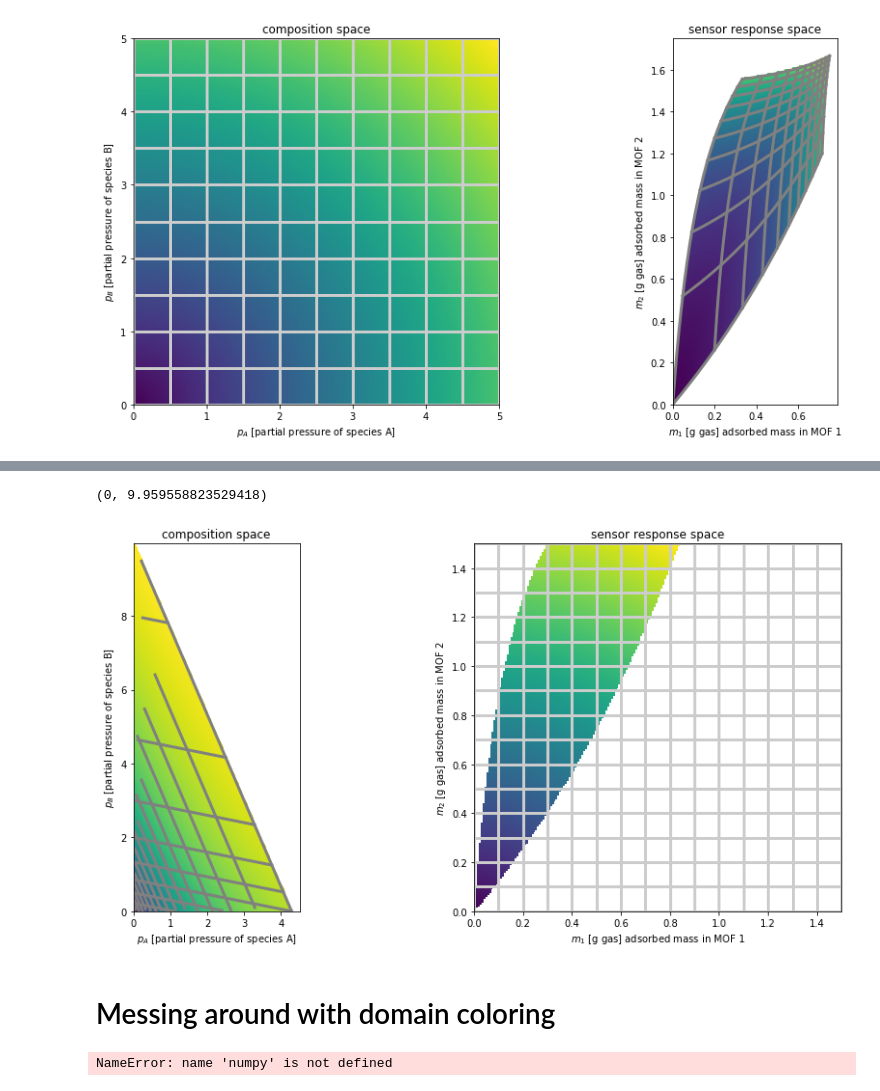
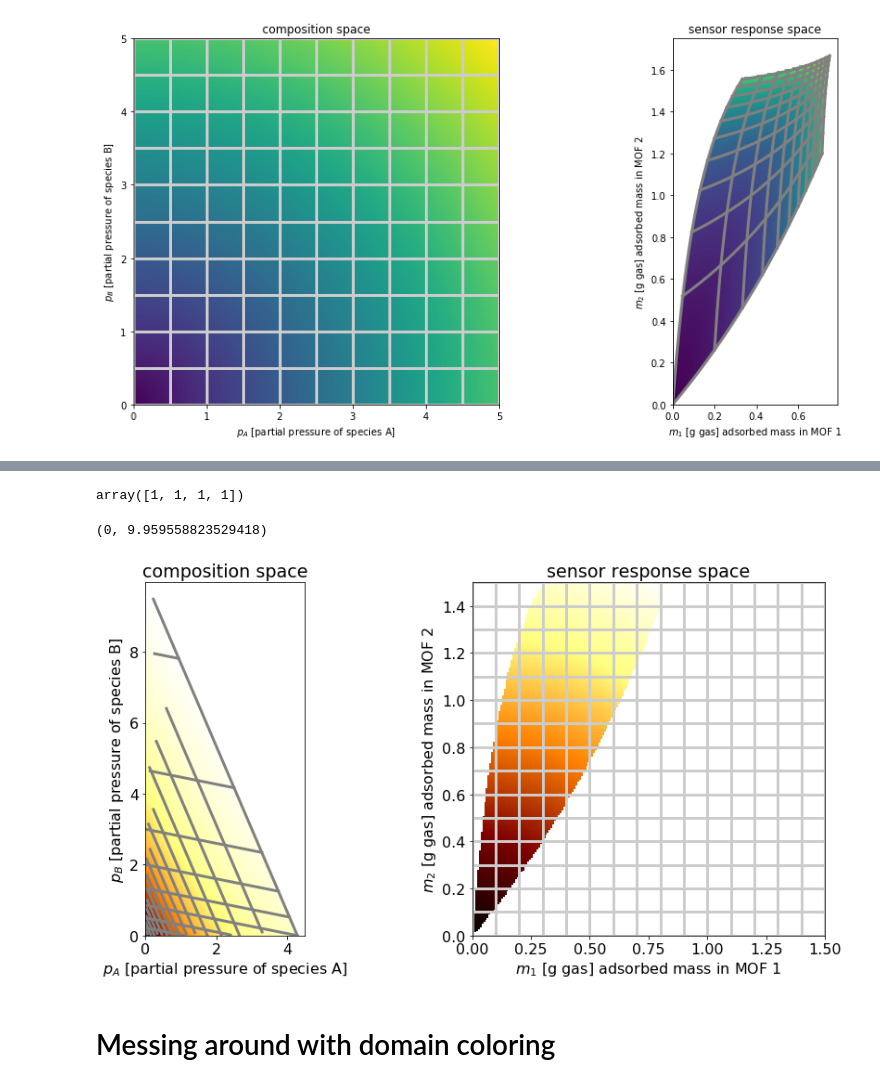
Before and after one commit to SimonEnsemble/nonlinear_sensing, a Jupyter notebook: viz mapping.ipynb, the cells around one changed output, grey strips where cells are left out. Drawn from its saved outputs; the diff is of its cells as text; code cells hidden in the pictures.

Commit message:
meeting on 3/31, added bivariate color map

```diff
--- a/viz mapping.ipynb
+++ b/viz mapping.ipynb
@@ -188,3 +167,7 @@ array([[0., 0., 0., ..., 0., 0., 0.],
+# %%
+colorFromBivariateData(.2,np.nan)
+# %% [output]
+array([1, 1, 1, 1])
 # %%
 fig, ax = plt.subplots(1, 2, figsize=(15, 7))
 ax[0].set_title("composition space")
@@ -217,6 +200,7 @@ for i in range(int(m_max / dm)+1):
     ###
     m1 = i * dm # m2 is constant here.
     # plot the line in composition space
+    # TODO: need to do something with this to get rid of gray lines in white spaces in sensor response space
     ax[1].plot([m1, m1], [0, m_max], color="0.8", lw=3)
 
     # plot the image of the line in composition space
@@ -250,10 +234,10 @@ for i in range(int(m_max / dm)+1):
 
 
 
-###
+# ##
 #   color the plane
 #   color represents.
-###
+# ##
 
 # lay a grid in response and composition space
 m1, m2 = get_meshgrid(m_max, m_max)
@@ -270,47 +254,79 @@ for i in range(np.shape(z_response)[0]):
         else:
             z_response[i, j] = np.linalg.norm(m_0)
 
 z_composition = np.zeros(np.shape(pa))
 
 for i in range(np.shape(z_composition)[0]):
     for j in range(np.shape(z_composition)[1]):
         p_0 = np.array([pa[i, j], pb[i, j]])
         m = np.array([m_1(p_0), m_2(p_0)])
         if np.any(m > m_max):
             z_composition[i, j] = np.nan
         else:
             z_composition[i, j] = np.linalg.norm(m)
 
 
-ax[1].pcolormesh(m1, m2, z_response)
-ax[0].pcolormesh(pa, pb, z_composition)
+cdict = {'red':   [(0.0,  0.0, 0.0),
+                   (0.5,  1.0, 1.0),
+                   (1.0,  1.0, 1.0)],
+
+         'green': [(0.0,  0.0, 0.0),
+                   (0.25, 0.0, 0.0),
+                   (0.75, 1.0, 1.0),
+                   (1.0,  1.0, 1.0)],
+
+         'blue':  [(0.0,  0.0, 0.0),
+                   (0.5,  0.0, 0.0),
+                   (1.0,  1.0, 1.0)]}
+
+cdict3 = {'red':  ((0.0, 0.0, 0.0),
+                   (0.25, 0.0, 0.0),
+                   (0.5, 0.8, 1.0),
+                   (0.75, 1.0, 1.0),
+                   (1.0, 0.4, 1.0)),
+
+          'green': ((0.0, 0.0, 0.0),
+                    (0.25, 0.0, 0.0),
+                    (0.5, 0.9, 0.9),
+                    (0.75, 0.0, 0.0),
+                    (1.0, 0.0, 0.0)),
+
+          'blue':  ((0.0, 0.0, 0.4),
+                    (0.25, 1.0, 1.0),
+                    (0.5, 1.0, 0.8),
+                    (0.75, 0.0, 0.0),
+                    (1.0, 0.0, 0.0))
+          }
+cdict4 = {**cdict3,
+          'alpha': ((0.0, 1.0, 1.0),
+                #   (0.25,1.0, 1.0),
+                    (0.5, 0.3, 0.3),
+                #   (0.75,1.0, 1.0),
+                    (1.0, 1.0, 1.0)),
+          }
+
+
+
+cmap_name = 'my_list'
+custom_cmap = LinearSegmentedColormap(cmap_name, cdict)
+
+ax[1].pcolormesh(m1, m2, z_response, cmap=custom_cmap)
+ax[0].pcolormesh(pa, pb, z_composition, cmap=custom_cmap)
 
 ax[1].set_aspect('equal', 'box')
 ax[0].set_aspect('equal', 'box')
 
 # set composition space to exclude negative pressures
 ax[0].set_xlim(xmin=0)
 ax[0].set_ylim(ymin=0)
 
 # TODO
 # can we make a 2D colormap where each (x, y) pt gets a unique color?
 # so a sequential map for x, sequential map for y? but not cyclic.
 # for inverse mapping: rid of gray lines in white spaces in sensor response space;
 # draw boundary of sensor response space and its mapping into composition space
 # %% [output]
 (0, 9.959558823529418)
-[figure, old version]
+[figure, new version]
 # %% [markdown]
 # Messing around with domain coloring
-# %%
-cplot.show(numpy.tan, -5, +5, -5, +5, 100, 100)
-
-# There is a tripcolor function as well for triangulated 2D domains
-# cplot.tripcolor(triang, z)
-
-# The function get_srgb1 returns the SRGB1 triple for every complex input value.
-# (Accepts arrays, too.)
-z = 2 + 5j
-val = cplot.get_srgb1(z)
-# %% [output]
-NameError: name 'numpy' is not defined
```
Also changed, not shown: parts of 11 cells of this notebook.
